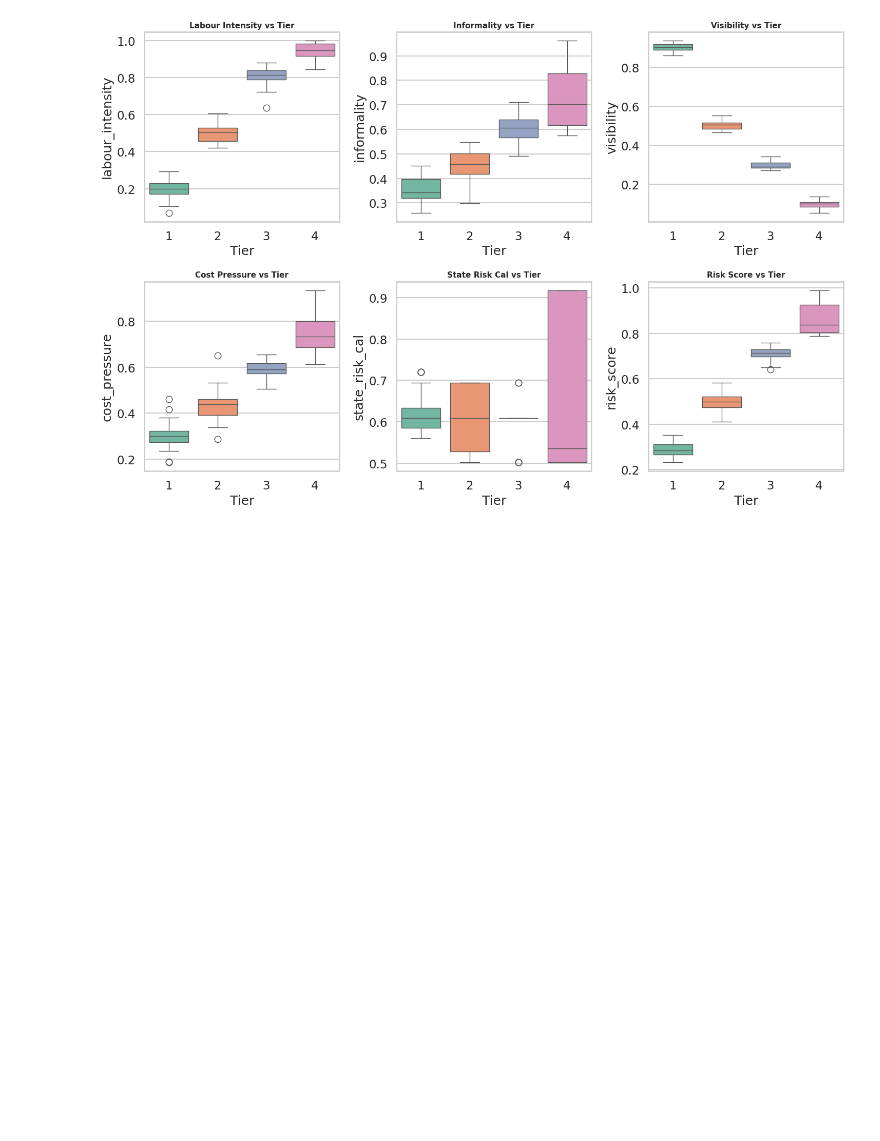
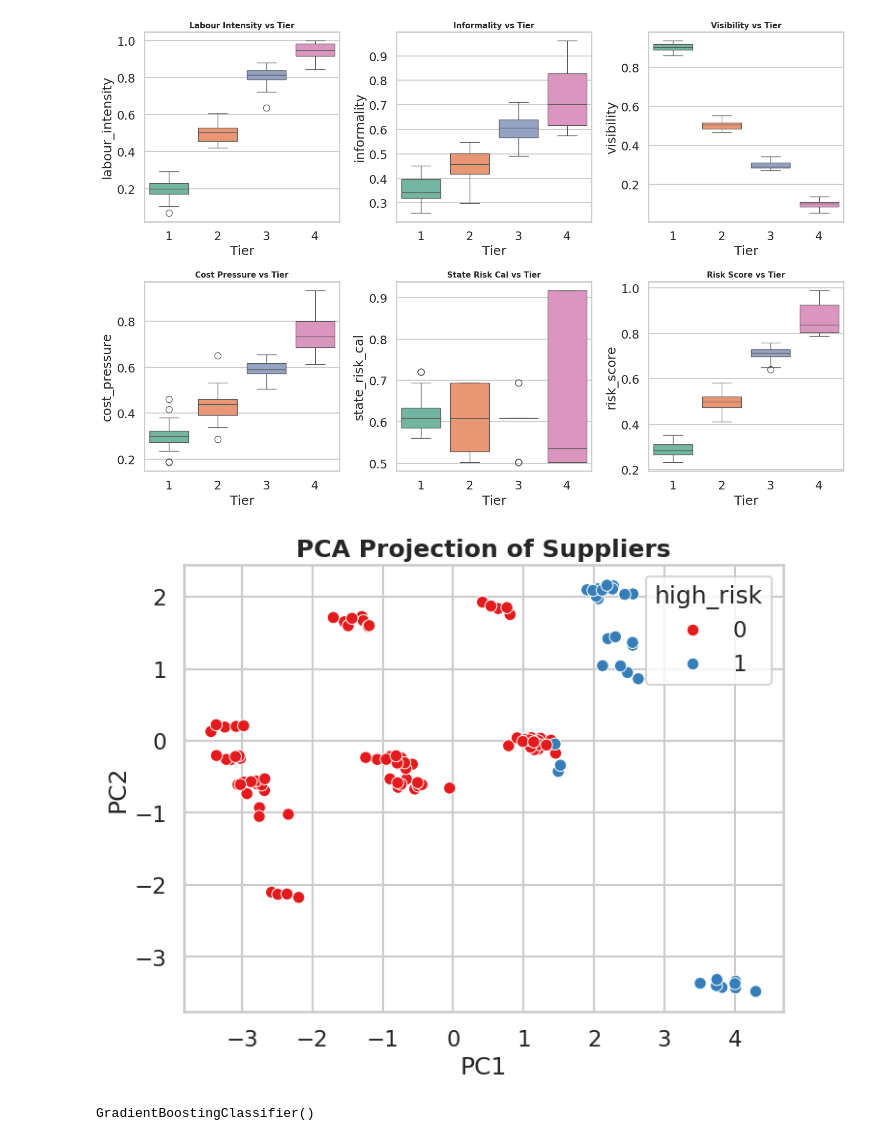
Before and after one commit to UKD1211/Tier_N_Supplier_Visibility_Risk_Pred, a Jupyter notebook: supplier_risk_pred_main.ipynb, the cells around one changed output. Cells and saved outputs as stored; diff of their text form; code cells hidden in the pictures; blank space fills up the shorter version.

```diff
--- a/supplier_risk_pred_main.ipynb
+++ b/supplier_risk_pred_main.ipynb
@@ -259,3 +259,33 @@ Passing `palette` without assigning `hue` is deprecated and will be removed in v
 
   sns.boxplot(
 [figure]
+# %%
+from sklearn.preprocessing import StandardScaler
+from sklearn.decomposition import PCA
+import matplotlib.pyplot as plt
+import seaborn as sns
+
+# features only - use 'test_df' which is the original dataframe
+X_pca_features = test_df.drop(columns=['supplier_id', 'risk_score', 'high_risk',
+                                     'state', 'cluster', 'stage', 'Unnamed: 0'])
+
+# scale
+scaler = StandardScaler()
+X_scaled = scaler.fit_transform(X_pca_features)
+
+# PCA
+pca = PCA(n_components=2)
+X_pca = pca.fit_transform(X_scaled)
+
+# create dataframe
+pca_df = pd.DataFrame(X_pca, columns=['PC1', 'PC2'])
+# Get high_risk from the original test_df
+pca_df['high_risk'] = test_df['high_risk']
+
+# plot
+plt.figure(figsize=(8,6))
+sns.scatterplot(data=pca_df, x='PC1', y='PC2', hue='high_risk', palette='Set1')
+plt.title("PCA Projection of Suppliers", weight='bold')
+plt.show()
+# %% [output]
+[figure, added]
@@ -261,0 +306,7 @@ Passing `palette` without assigning `hue` is deprecated and will be removed in v
+# %%
+lor.fit(X_train, y_train)
+rfc.fit(X_train, y_train)
+dtc.fit(X_train, y_train)
+gbc.fit(X_train, y_train)
+# %% [output]
+GradientBoostingClassifier()
```
Also changed, not shown: parts of 14 cells of this notebook.
